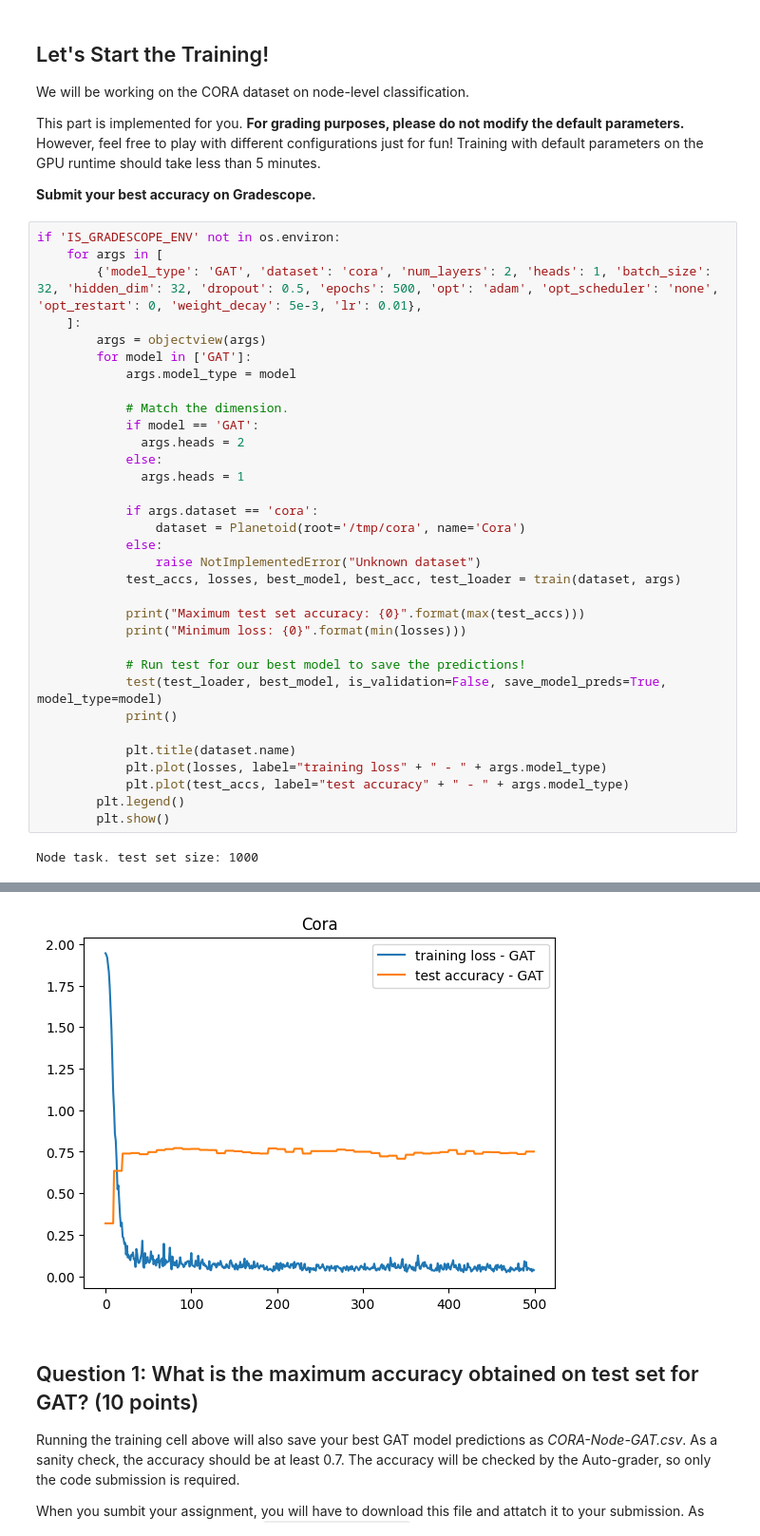
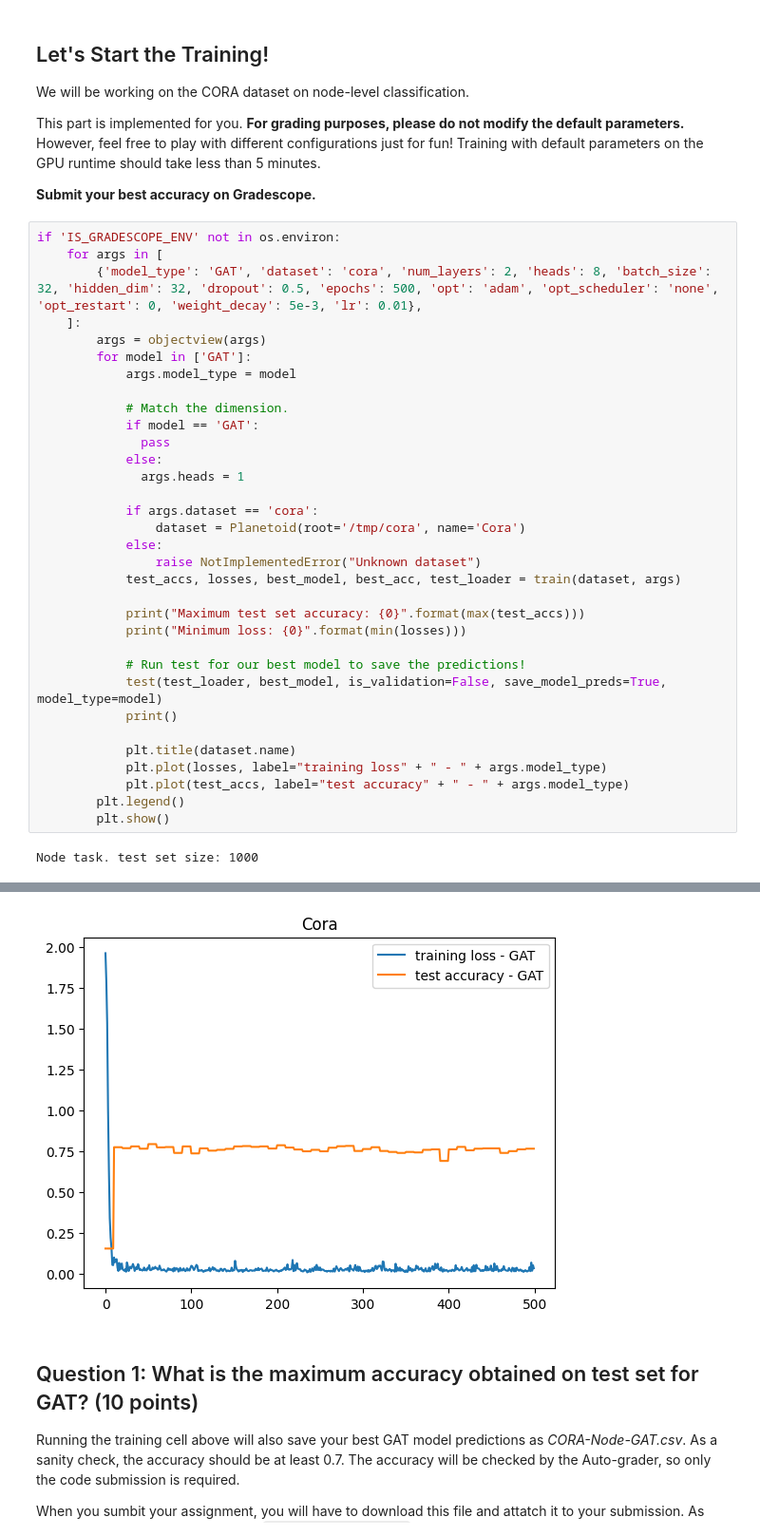
Before and after one commit to pipaber/GNN, a Jupyter notebook: CS224W_Colab4.ipynb, the cells around one changed output, grey strips where cells are left out. Shown: that part at 95% size. Cells and saved outputs as stored; diff of their text form.

```diff
--- a/CS224W_Colab4.ipynb
+++ b/CS224W_Colab4.ipynb
@@ -511,7 +511,7 @@ This part is implemented for you. **For grading purposes, please do not modify t
 # %%
 if 'IS_GRADESCOPE_ENV' not in os.environ:
     for args in [
-        {'model_type': 'GAT', 'dataset': 'cora', 'num_layers': 2, 'heads': 1, 'batch_size': 32, 'hidden_dim': 32, 'dropout': 0.5, 'epochs': 500, 'opt': 'adam', 'opt_scheduler': 'none', 'opt_restart': 0, 'weight_decay': 5e-3, 'lr': 0.01},
+        {'model_type': 'GAT', 'dataset': 'cora', 'num_layers': 2, 'heads': 8, 'batch_size': 32, 'hidden_dim': 32, 'dropout': 0.5, 'epochs': 500, 'opt': 'adam', 'opt_scheduler': 'none', 'opt_restart': 0, 'weight_decay': 5e-3, 'lr': 0.01},
     ]:
         args = objectview(args)
         for model in ['GAT']:
@@ -519,7 +519,7 @@ if 'IS_GRADESCOPE_ENV' not in os.environ:
 
             # Match the dimension.
             if model == 'GAT':
-              args.heads = 2
+              pass
             else:
               args.heads = 1
 
@@ -548,5 +548,5 @@ Minimum loss: 0.023711850866675377
 Saving Model Predictions for Model Type GAT
-[figure, old version]
+[figure, new version]
 # %% [markdown]
 ## Question 1: What is the maximum accuracy obtained on test set for GAT? (10 points)
 
```
Also changed, not shown: parts of 3 cells of this notebook.
